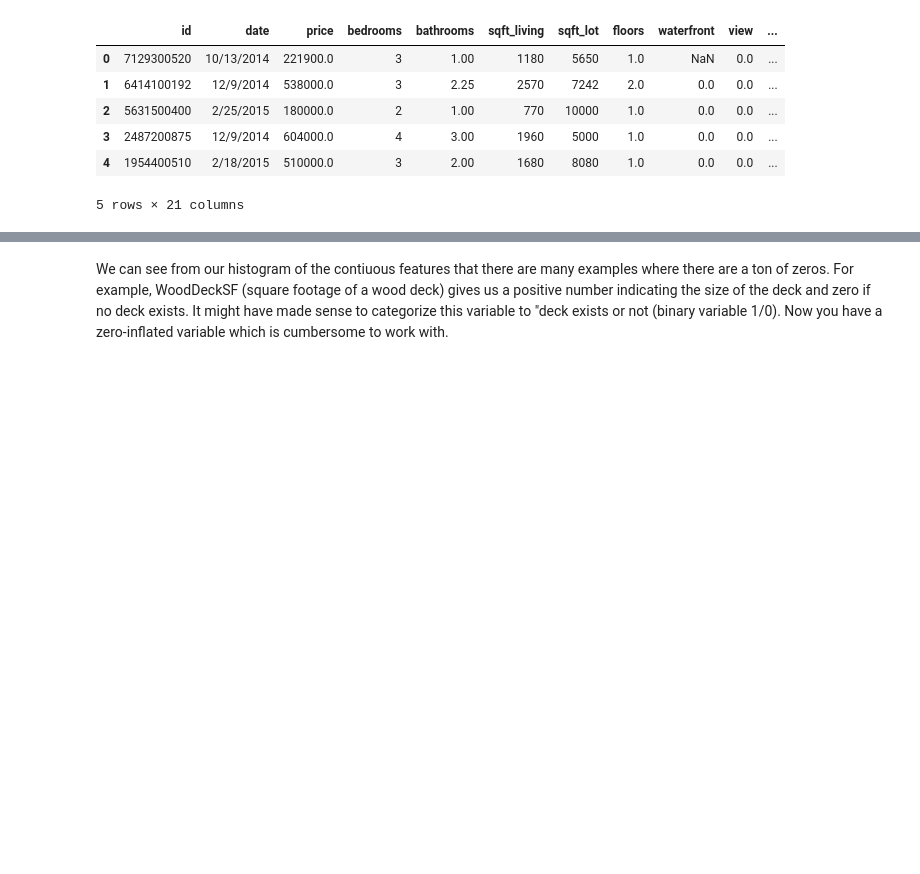
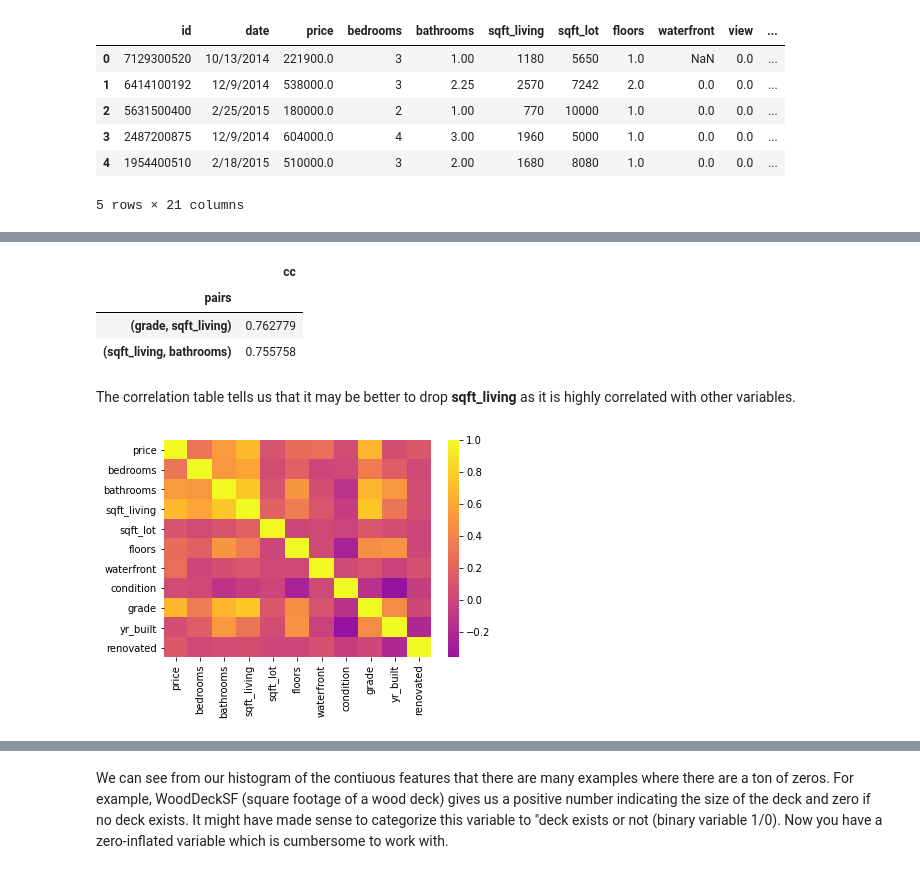
Before and after one commit to brianlee35/housing-sale-analysis, a Jupyter notebook: student.ipynb, the cells around one changed output, grey strips where cells are left out. Drawn from its saved outputs; the diff is of its cells as text; code cells hidden in the pictures; blank space fills up the shorter version.

```diff
--- a/student.ipynb
+++ b/student.ipynb
@@ -208,0 +281,29 @@ fig.tight_layout()
+# %%
+# Finds which column pairs have a CC values > 0.75
+df_mc = data.corr().abs().stack().reset_index().sort_values(0, ascending=False)
+
+df_mc['pairs'] = list(zip(df_mc.level_0, df_mc.level_1))
+
+df_mc.set_index(['pairs'], inplace = True)
+
+df_mc.drop(columns=['level_1', 'level_0'], inplace = True)
+
+# cc for correlation coefficient
+df_mc.columns = ['cc']
+
+df_mc.drop_duplicates(inplace=True)
+
+df_mc[(df_mc.cc>.75) & (df_mc.cc<1)]
+# %% [output]
+|  | cc |
+| pairs |  |
+| (grade, sqft_living) | 0.762779 |
+| (sqft_living, bathrooms) | 0.755758 |
+# %% [markdown]
+The correlation table tells us that it may be better to drop __sqft_living__ as it is highly correlated with other variables.
+# %%
+# Heatmap for correlation values
+import seaborn as sns
+sns.heatmap(data.corr(), cmap='plasma', center=0);
+# %% [output]
+[figure, added]
```
Also changed, not shown: parts of 78 cells of this notebook.
